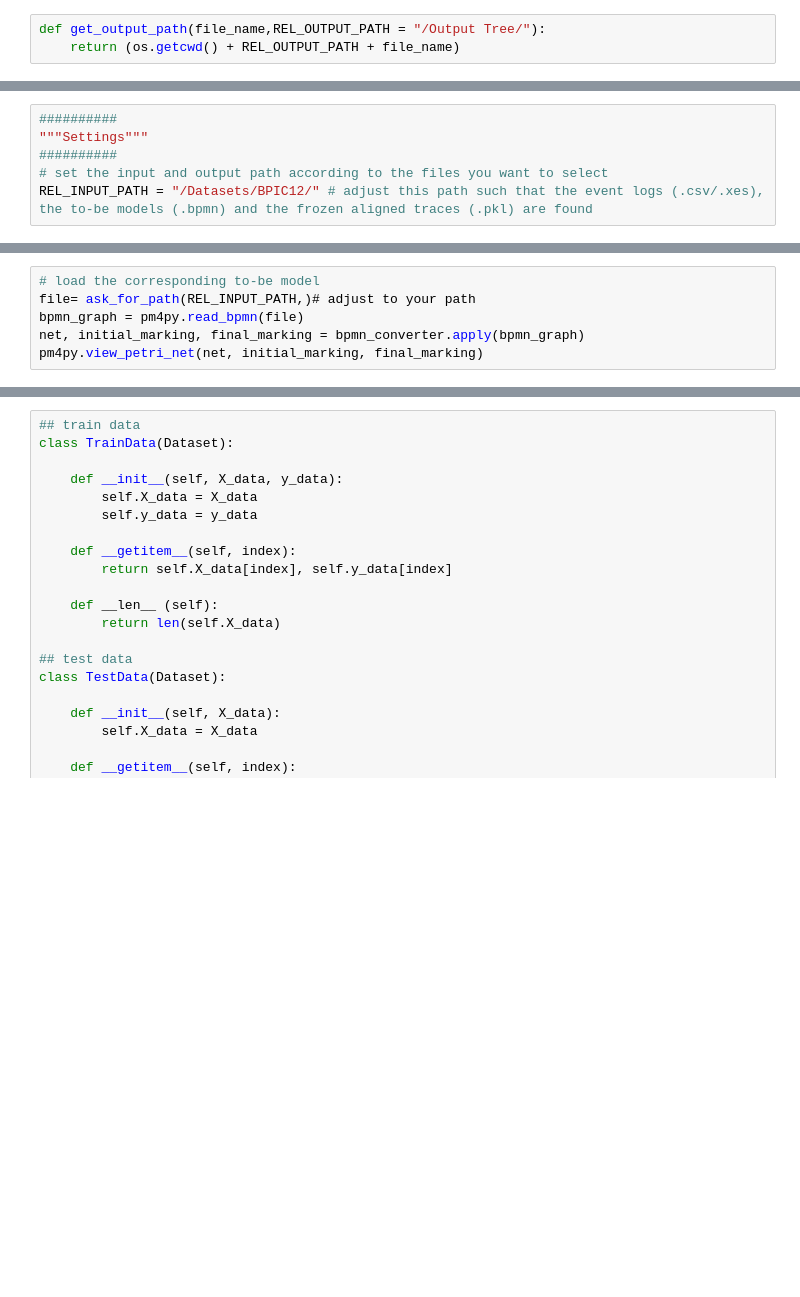
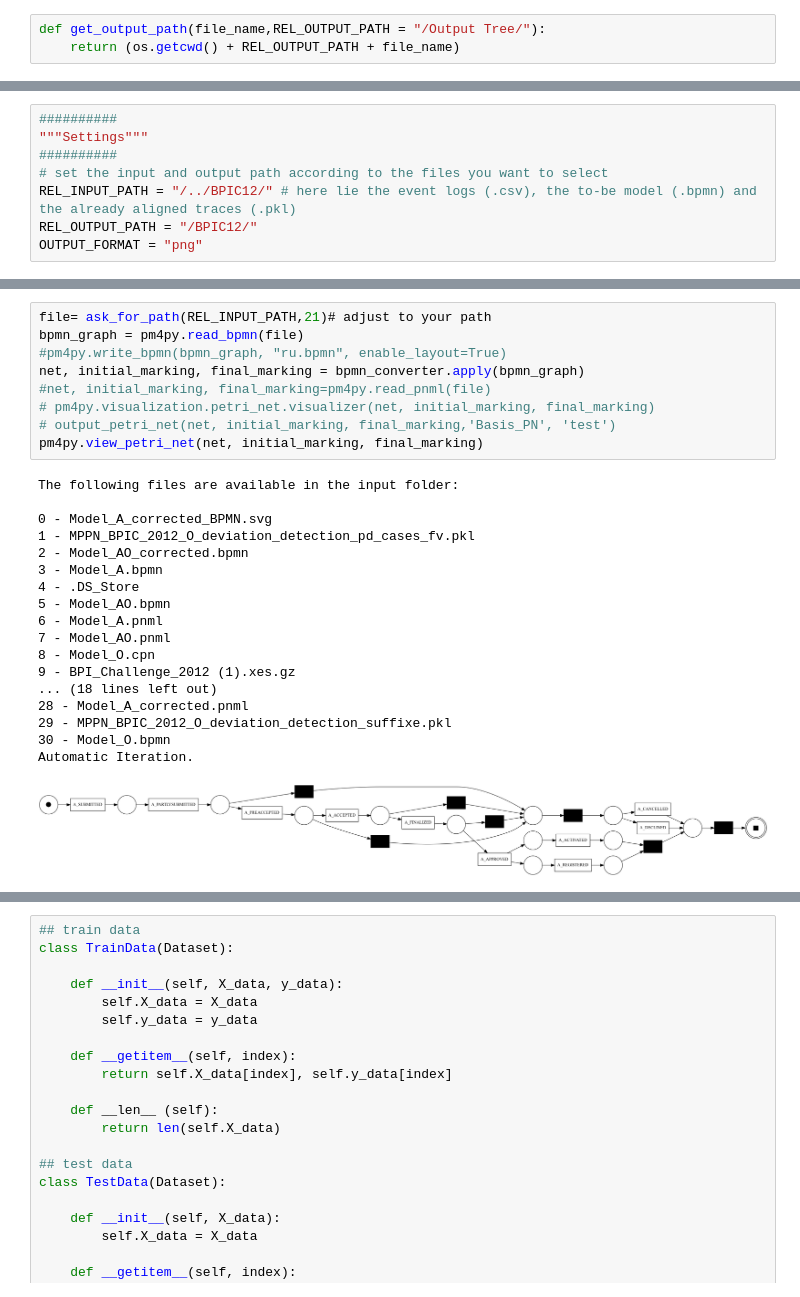
Before and after one commit to MichiMMM/bpdp_test, a Jupyter notebook: BPDP_Code.ipynb, the cells around one changed output, grey strips where cells are left out. Saved outputs shown, nothing was run; the diff lists cells and outputs as text; blank space fills up the shorter version.

```diff
--- a/BPDP_Code.ipynb
+++ b/BPDP_Code.ipynb
@@ -180,5 +192,7 @@ def complex_index_encoding(log, pref_length=5):
 """Settings"""
 ##########
 # set the input and output path according to the files you want to select
-REL_INPUT_PATH = "/Datasets/BPIC12/" # adjust this path such that the event logs (.csv/.xes), the to-be models (.bpmn) and the frozen aligned traces (.pkl) are found
+REL_INPUT_PATH = "/../BPIC12/" # here lie the event logs (.csv), the to-be model (.bpmn) and the already aligned traces (.pkl)
+REL_OUTPUT_PATH = "/BPIC12/"
+OUTPUT_FORMAT = "png"
 # %%
@@ -189,6 +223,28 @@ ref_log=transform_to_log(file)
 # %%
-# load the corresponding to-be model
-file= ask_for_path(REL_INPUT_PATH,)# adjust to your path
+file= ask_for_path(REL_INPUT_PATH,21)# adjust to your path
 bpmn_graph = pm4py.read_bpmn(file)
+#pm4py.write_bpmn(bpmn_graph, "ru.bpmn", enable_layout=True)
 net, initial_marking, final_marking = bpmn_converter.apply(bpmn_graph)
+#net, initial_marking, final_marking=pm4py.read_pnml(file)
+# pm4py.visualization.petri_net.visualizer(net, initial_marking, final_marking)
+# output_petri_net(net, initial_marking, final_marking,'Basis_PN', 'test')
 pm4py.view_petri_net(net, initial_marking, final_marking)
+# %% [output]
+The following files are available in the input folder:
+
+0 - Model_A_corrected_BPMN.svg
+1 - MPPN_BPIC_2012_O_deviation_detection_pd_cases_fv.pkl
+2 - Model_AO_corrected.bpmn
+3 - Model_A.bpmn
+4 - .DS_Store
+5 - Model_AO.bpmn
+6 - Model_A.pnml
+7 - Model_AO.pnml
+8 - Model_O.cpn
+9 - BPI_Challenge_2012 (1).xes.gz
+... (18 lines left out)
+28 - Model_A_corrected.pnml
+29 - MPPN_BPIC_2012_O_deviation_detection_suffixe.pkl
+30 - Model_O.bpmn
+Automatic Iteration.
+[figure, added]
```
Also changed, not shown: parts of 25 cells of this notebook.
